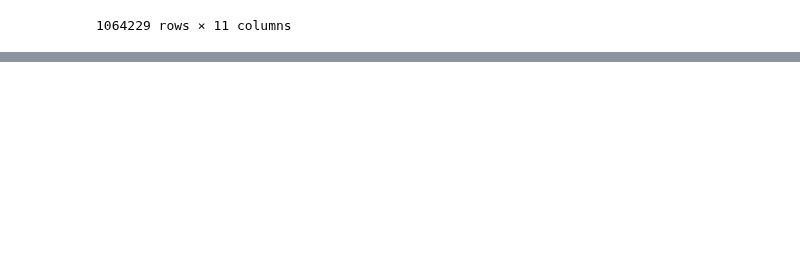
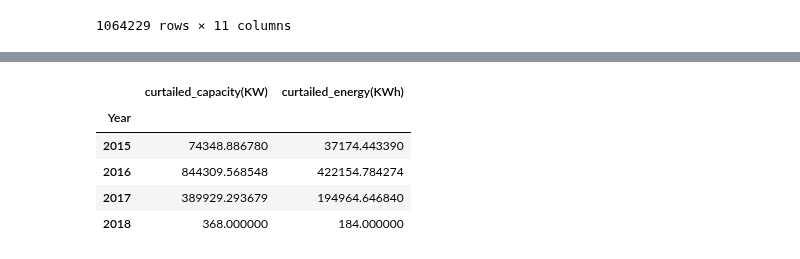
Before and after one commit to Lanottez/IC_BA_2020_BIA_A3, a Jupyter notebook: Project 2/cleaning_data.ipynb, the cells around one changed output, grey strips where cells are left out. Saved outputs shown, nothing was run; the diff lists cells and outputs as text; code cells hidden in the pictures; blank space fills up the shorter version.

```diff
--- a/Project 2/cleaning_data.ipynb
+++ b/Project 2/cleaning_data.ipynb
@@ -135,0 +105,34 @@ See the caveats in the documentation: https://pandas.pydata.org/pandas-docs/stab
+# %%
+#In this session we calculate total curtailed energy -> Q1
+
+# convert power,wind,setpoint from min to half hour
+max_Pwer_kw_y=turbine_telemetry_replace_nan.groupby(['Year','Wind_ms_y'])['Power_kw_y'].max()
+
+max_Pwer_kw_y= pd.DataFrame(max_Pwer_kw_y)
+max_Pwer_kw_y.reset_index()
+
+# Calculate curtailed energy
+turbine_curtailed = pd.merge(turbine_telemetry_replace_nan,max_Pwer_kw_y, how ='left',on=['Year','Wind_ms_y'])
+turbine_curtailed = turbine_curtailed.rename(columns = {"Power_kw_y_y": "Max_power_kw_year_wind_ms"})
+turbine_curtailed['curtailed_capacity'] = turbine_curtailed.Max_power_kw_year_wind_ms - turbine_curtailed.Power_kw_y_x
+
+# remove those row where setpoint_kw = 900 or curtailed_capacity = 0
+turbine_curtailed = turbine_curtailed[(turbine_curtailed.Setpoint_kw_y < 900) & (turbine_curtailed.curtailed_capacity>0)]
+
+# Create the total curtailed capactiy by half hour time period
+turbine_curtailed_HH = pd.DataFrame(turbine_curtailed.groupby(['Year','Timestamp_H'])['curtailed_capacity'].mean())
+turbine_curtailed_HH.rename(columns={'curtailed_capacity':'curtailed_capacity(KW)'},inplace=True)
+
+
+# Calculate the total curtailed energy per year  - per turbine!
+total_curtailed_energy_per_year = pd.DataFrame(turbine_curtailed_HH.groupby(['Year'])['curtailed_capacity(KW)'].sum())
+total_curtailed_energy_per_year['curtailed_energy(KWh)']= total_curtailed_energy_per_year['curtailed_capacity(KW)']/2
+
+total_curtailed_energy_per_year
+# %% [output]
+|  | curtailed_capacity(KW) | curtailed_energy(KWh) |
+| Year |  |  |
+| 2015 | 74348.886780 | 37174.443390 |
+| 2016 | 844309.568548 | 422154.784274 |
+| 2017 | 389929.293679 | 194964.646840 |
+| 2018 | 368.000000 | 184.000000 |
```
Also changed, not shown: parts of 11 cells of this notebook.
